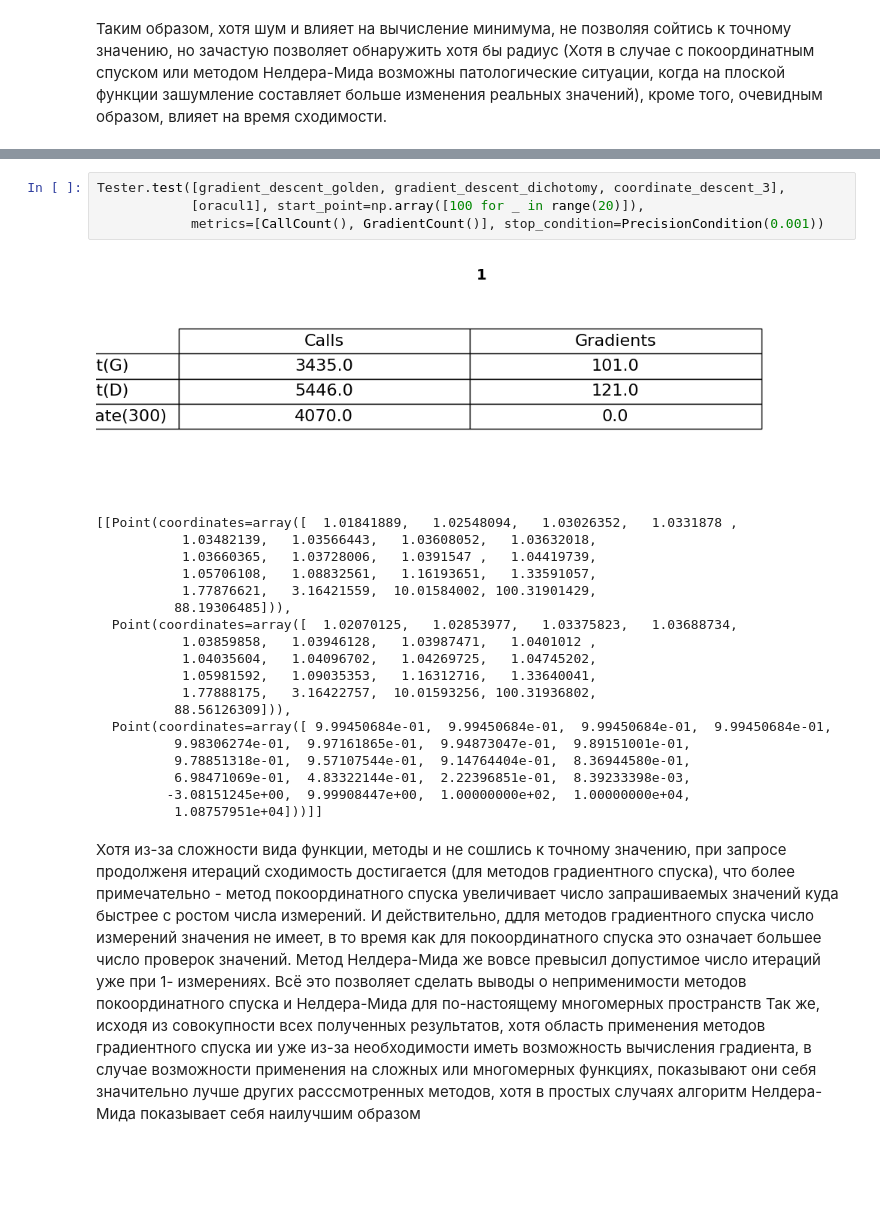
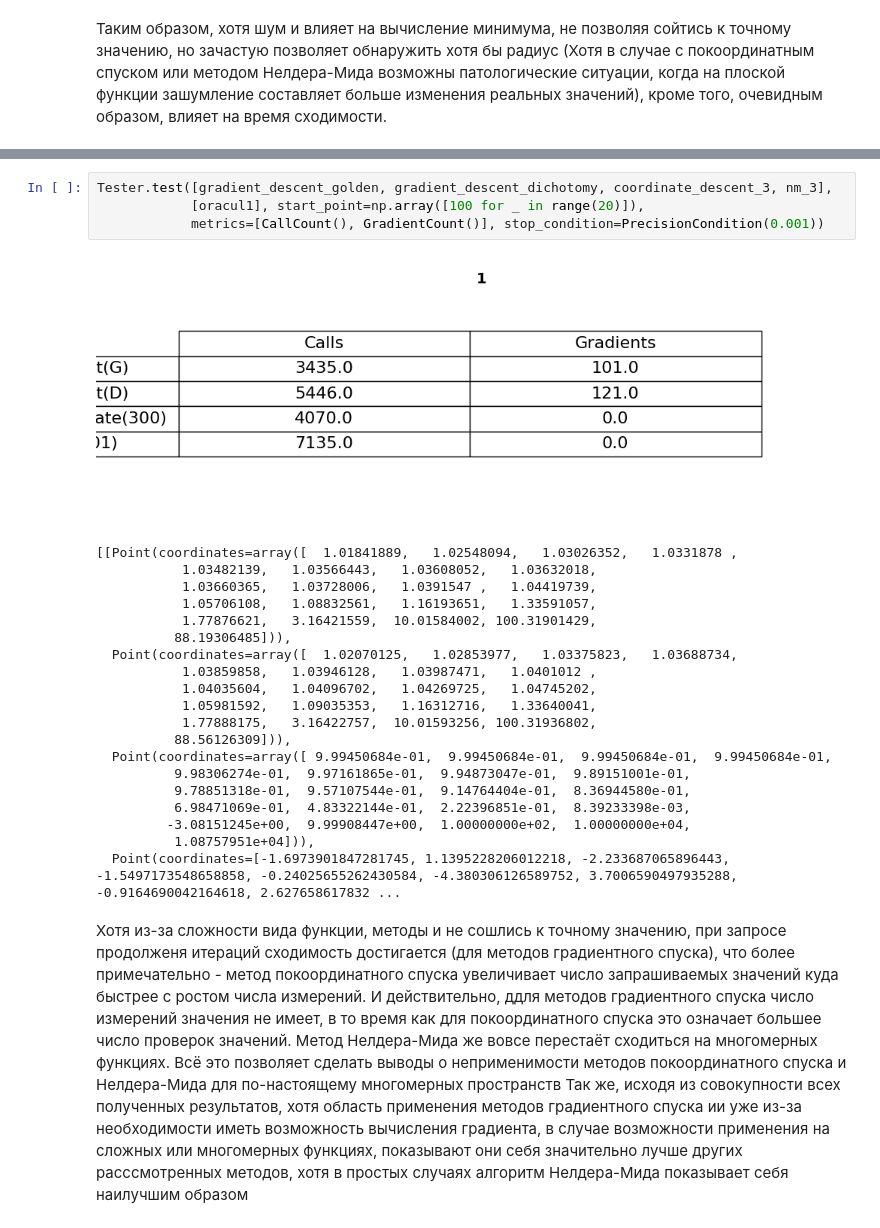
Before and after one commit to Skorniakov-Leonid/Methods-of-optimization, a Jupyter notebook: presentation/lab-1/test.ipynb, the cells around one changed output, grey strips where cells are left out. Cells and saved outputs as stored; diff of their text form; blank space fills up the shorter version.

```diff
--- a/presentation/lab-1/test.ipynb
+++ b/presentation/lab-1/test.ipynb
@@ -283,9 +286,9 @@ Tester.test([gradient_descent_golden, gradient_descent_dichotomy, coordinate_des
 # %%
-Tester.test([gradient_descent_golden, gradient_descent_dichotomy, coordinate_descent_3],
+Tester.test([gradient_descent_golden, gradient_descent_dichotomy, coordinate_descent_3, nm_3],
             [oracul1], start_point=np.array([100 for _ in range(20)]),
             metrics=[CallCount(), GradientCount()], stop_condition=PrecisionCondition(0.001))
 # %% [output]
-[figure, old version]
+[figure, new version]
 [[Point(coordinates=array([  1.01841889,   1.02548094,   1.03026352,   1.0331878 ,
            1.03482139,   1.03566443,   1.03608052,   1.03632018,
            1.03660365,   1.03728006,   1.0391547 ,   1.04419739,
@@ -303,7 +306,8 @@ Tester.test([gradient_descent_golden, gradient_descent_dichotomy, coordinate_des
           9.78851318e-01,  9.57107544e-01,  9.14764404e-01,  8.36944580e-01,
           6.98471069e-01,  4.83322144e-01,  2.22396851e-01,  8.39233398e-03,
          -3.08151245e+00,  9.99908447e+00,  1.00000000e+02,  1.00000000e+04,
-          1.08757951e+04]))]]
+          1.08757951e+04])),
+  Point(coordinates=[-1.6973901847281745, 1.1395228206012218, -2.233687065896443, -1.5497173548658858, -0.24025655262430584, -4.380306126589752, 3.7006590497935288, -0.9164690042164618, 2.627658617832 ...
 # %% [markdown]
-Хотя из-за сложности вида функции, методы и не сошлись к точному значению, при запросе продолженя итераций сходимость достигается (для методов градиентного спуска), что более примечательно - метод покоординатного спуска увеличивает число запрашиваемых значений куда быстрее с ростом числа измерений. И действительно, ддля методов градиентного спуска число измерений значения не имеет, в то время как для покоординатного спуска это означает большее число проверок значений. Метод Нелдера-Мида же вовсе превысил допустимое число итераций уже при 1- измерениях. Всё это позволяет сделать выводы о неприменимости методов покоординатного спуска и Нелдера-Мида для по-настоящему многомерных пространств
+Хотя из-за сложности вида функции, методы и не сошлись к точному значению, при запросе продолженя итераций сходимость достигается (для методов градиентного спуска), что более примечательно - метод покоординатного спуска увеличивает число запрашиваемых значений куда быстрее с ростом числа измерений. И действительно, ддля методов градиентного спуска число измерений значения не имеет, в то время как для покоординатного спуска это означает большее число проверок значений. Метод Нелдера-Мида же вовсе перестаёт сходиться на многомерных функциях. Всё это позволяет сделать выводы о неприменимости методов покоординатного спуска и Нелдера-Мида для по-настоящему многомерных пространств
 Так же, исходя из совокупности всех полученных результатов, хотя область применения методов градиентного спуска ии уже из-за необходимости иметь возможность вычисления градиента, в случае возможности применения на сложных или многомерных функциях, показывают они себя значительно лучше других расссмотренных методов, хотя в простых случаях алгоритм Нелдера-Мида показывает себя наилучшим образом
```
Also changed, not shown: parts of 3 cells of this notebook, 1 other file.
